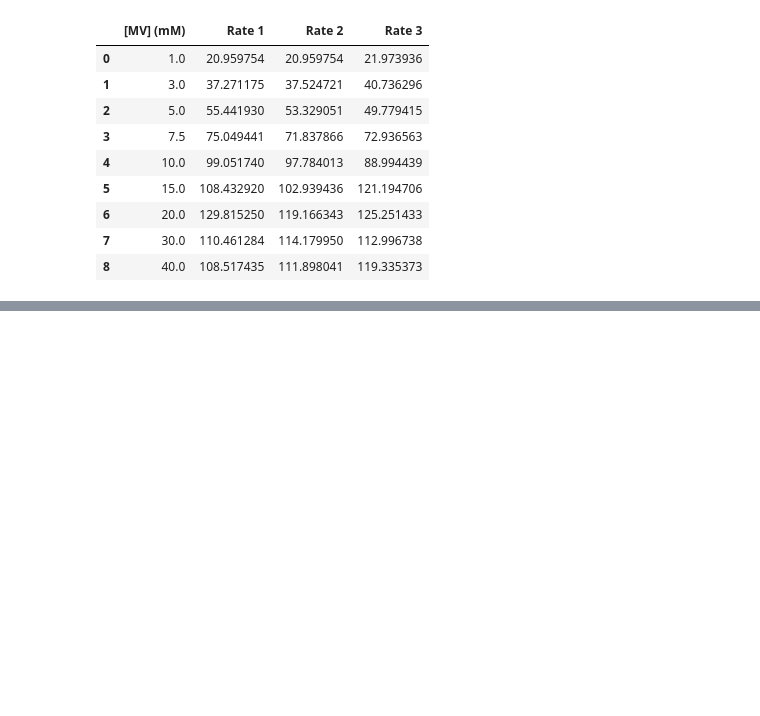
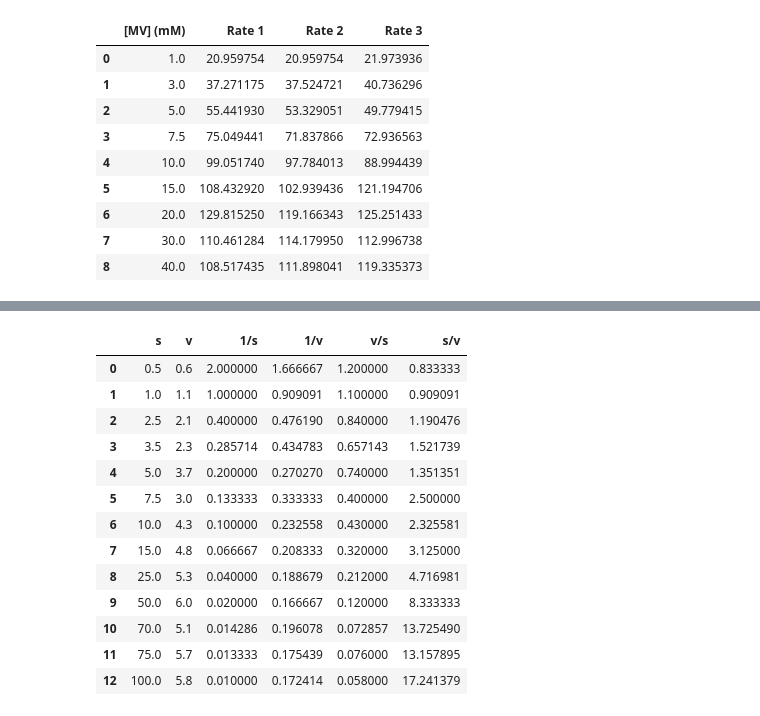
Before and after one commit to domenicozambella/BioTeIndu19, a Jupyter notebook: bozze/Michaelis-Menten.ipynb, the cells around one changed output, grey strips where cells are left out. Cells and saved outputs as stored; diff of their text form; code cells hidden in the pictures; blank space fills up the shorter version.

```diff
--- a/bozze/Michaelis-Menten.ipynb
+++ b/bozze/Michaelis-Menten.ipynb
@@ -203,3 +203,29 @@ show( p5 )
 # %% [output]
 [interactive output not drawn]
 [interactive output not drawn]
+# %%
+data = {'s':[0.5,1,2.5,3.5,5,7.5,10,15,25,50,70,75,100],
+        'v':[0.6,1.1,2.1,2.3,3.7,3.,4.3,4.8,5.3,6.0,5.1,5.7,5.8]
+       }
+df3 = pd.DataFrame(data)
+
+df3['1/s'] = df3['s'].map(lambda x: 1/x)
+df3['1/v'] = df3['v'].map(lambda x: 1/x)
+df3['v/s'] = df3[ ['s','v'] ].apply(lambda x: x[1]/x[0], axis=1)
+df3['s/v'] = df3[ ['s','v'] ].apply(lambda x: x[0]/x[1], axis=1)
+df3
+# %% [output]
+|  | s | v | 1/s | 1/v | v/s | s/v |
+| 0 | 0.5 | 0.6 | 2.000000 | 1.666667 | 1.200000 | 0.833333 |
+| 1 | 1.0 | 1.1 | 1.000000 | 0.909091 | 1.100000 | 0.909091 |
+| 2 | 2.5 | 2.1 | 0.400000 | 0.476190 | 0.840000 | 1.190476 |
+| 3 | 3.5 | 2.3 | 0.285714 | 0.434783 | 0.657143 | 1.521739 |
+| 4 | 5.0 | 3.7 | 0.200000 | 0.270270 | 0.740000 | 1.351351 |
+| 5 | 7.5 | 3.0 | 0.133333 | 0.333333 | 0.400000 | 2.500000 |
+| 6 | 10.0 | 4.3 | 0.100000 | 0.232558 | 0.430000 | 2.325581 |
+| 7 | 15.0 | 4.8 | 0.066667 | 0.208333 | 0.320000 | 3.125000 |
+| 8 | 25.0 | 5.3 | 0.040000 | 0.188679 | 0.212000 | 4.716981 |
+| 9 | 50.0 | 6.0 | 0.020000 | 0.166667 | 0.120000 | 8.333333 |
+| 10 | 70.0 | 5.1 | 0.014286 | 0.196078 | 0.072857 | 13.725490 |
+| 11 | 75.0 | 5.7 | 0.013333 | 0.175439 | 0.076000 | 13.157895 |
+| 12 | 100.0 | 5.8 | 0.010000 | 0.172414 | 0.058000 | 17.241379 |
```
Also changed, not shown: parts of 4 cells of this notebook, 2 other files.
